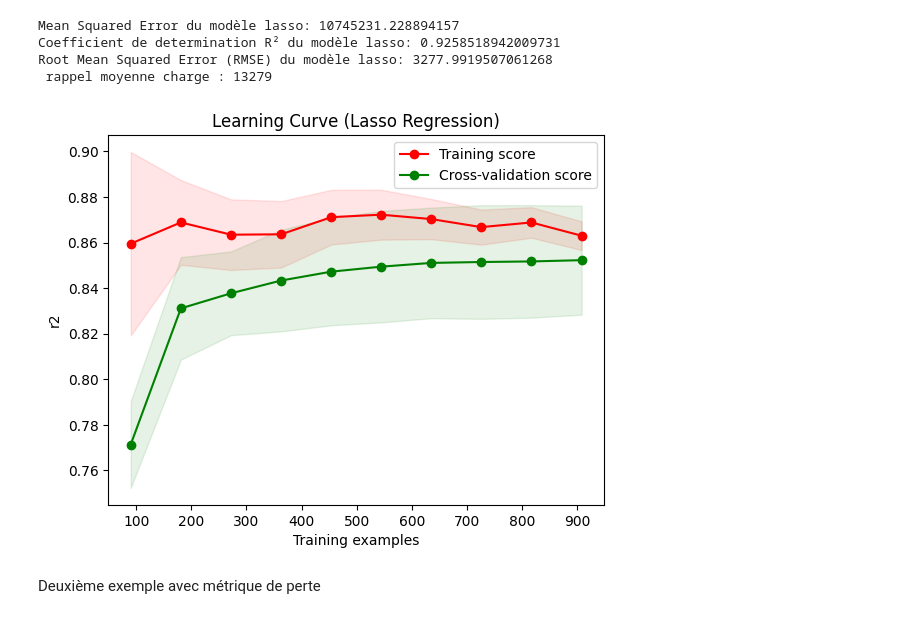
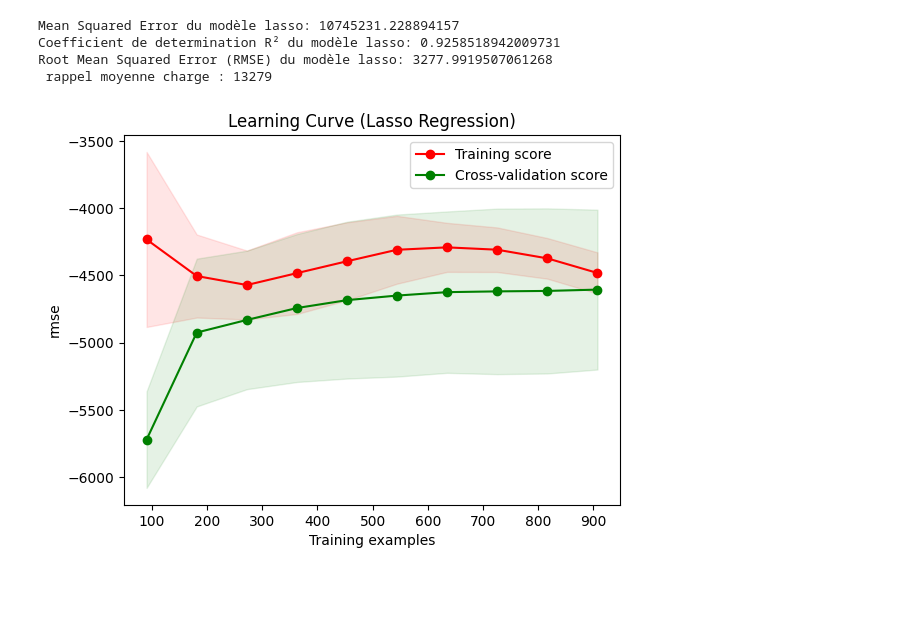
Before and after one commit to ElieLECAS/ML_avance, a Jupyter notebook: learning_curve/learning_curve_cours.ipynb, the cells around one changed output. Saved outputs shown, nothing was run; the diff lists cells and outputs as text; code cells hidden in the pictures; blank space fills up the shorter version.

```diff
--- a/learning_curve/learning_curve_cours.ipynb
+++ b/learning_curve/learning_curve_cours.ipynb
@@ -179,36 +179,34 @@ train_sizes, train_scores, validation_scores = learning_curve(
     estimator = best_model,
     X = X_train,
     y = y_train,
     train_sizes = np.linspace(0.1, 1.0, 10),
     cv = 5,
-    scoring = 'r2'
+    scoring = 'neg_root_mean_squared_error'
 )
 
 #recuperation des moyennes et des écarts types(facultatif) à chaque cv
 train_scores_mean = train_scores.mean(axis = 1)
 train_scores_std = train_scores.std(axis = 1)
 validation_scores_mean = validation_scores.mean(axis = 1)
 validation_scores_std = validation_scores.std(axis = 1)
 
 
 plt.figure()
 plt.title("Learning Curve (Lasso Regression)")
 plt.xlabel("Training examples")
-plt.ylabel("r2")
-#plt.gca().invert_yaxis() -> si tu veux inverser l'axe y
+plt.ylabel("rmse")
+
 
 # afficher les points
 plt.plot(train_sizes, train_scores_mean, 'o-', color="r", label="Training score")
 plt.plot(train_sizes, validation_scores_mean, 'o-', color="g", label="Cross-validation score")
 
 # relier les points
 plt.fill_between(train_sizes, train_scores_mean - train_scores_std, train_scores_mean + train_scores_std, alpha=0.1, color="r")
 plt.fill_between(train_sizes, validation_scores_mean - validation_scores_std, validation_scores_mean + validation_scores_std, alpha=0.1, color="g")
 
 
 plt.legend()
 plt.show()
 # %% [output]
-[figure, old version]
+[figure, new version]
-# %% [markdown]
-Deuxième exemple avec métrique de perte
```
Also changed, not shown: parts of 2 cells of this notebook, 5 other files.
